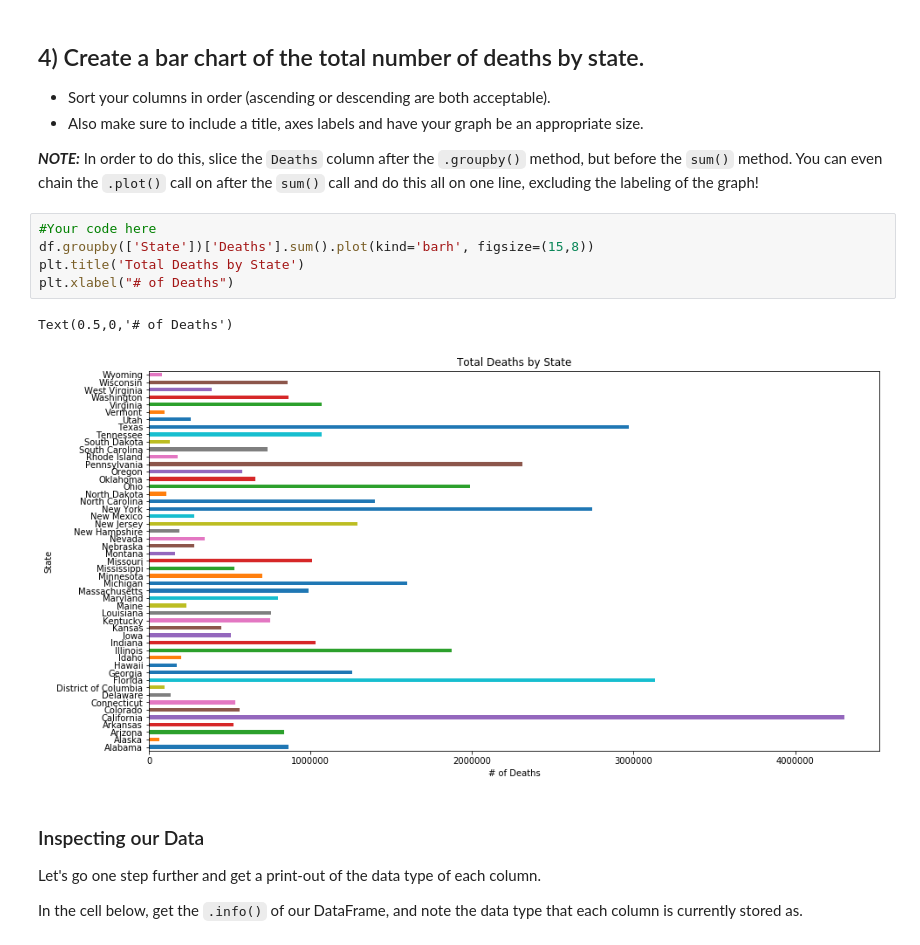
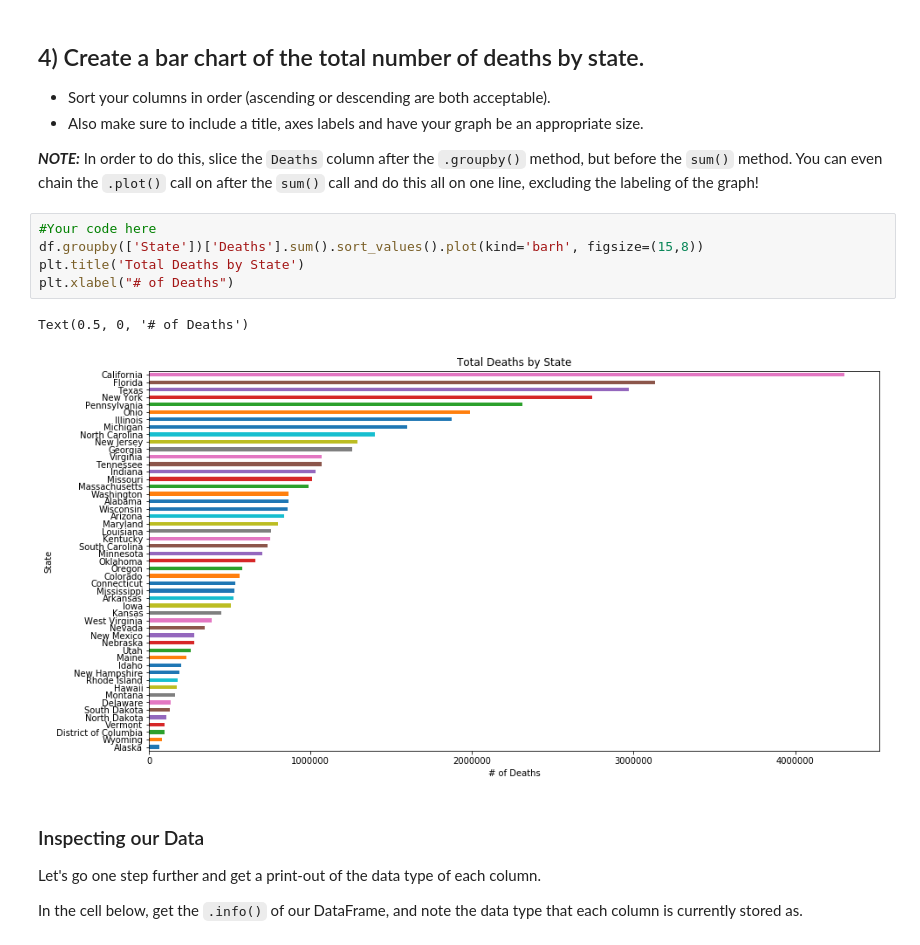
Before and after one commit to learn-co-curriculum/dsc-pivot-tables-pandas-lab, a Jupyter notebook: index.ipynb, the cells around one changed output. Saved outputs shown, nothing was run; the diff lists cells and outputs as text.

Commit message:
Fixed solution adding sort_values to groupby State and Deaths

```diff
--- a/index.ipynb
+++ b/index.ipynb
@@ -95,12 +95,12 @@ df.groupby(['Gender', 'Race']).min().head()
 **_NOTE:_** In order to do this, slice the `Deaths` column after the `.groupby()` method, but before the `sum()` method.  You can even chain the `.plot()` call on after the `sum()` call and do this all on one line, excluding the labeling of the graph!
 # %%
 #Your code here
-df.groupby(['State'])['Deaths'].sum().plot(kind='barh', figsize=(15,8))
+df.groupby(['State'])['Deaths'].sum().sort_values().plot(kind='barh', figsize=(15,8))
 plt.title('Total Deaths by State')
 plt.xlabel("# of Deaths")
 # %% [output]
-Text(0.5,0,'# of Deaths')
+Text(0.5, 0, '# of Deaths')
-[figure, old version]
+[figure, new version]
 # %% [markdown]
 ### Inspecting our Data
 
```
Also changed, not shown: parts of 1 cell of this notebook, 7 other files.
